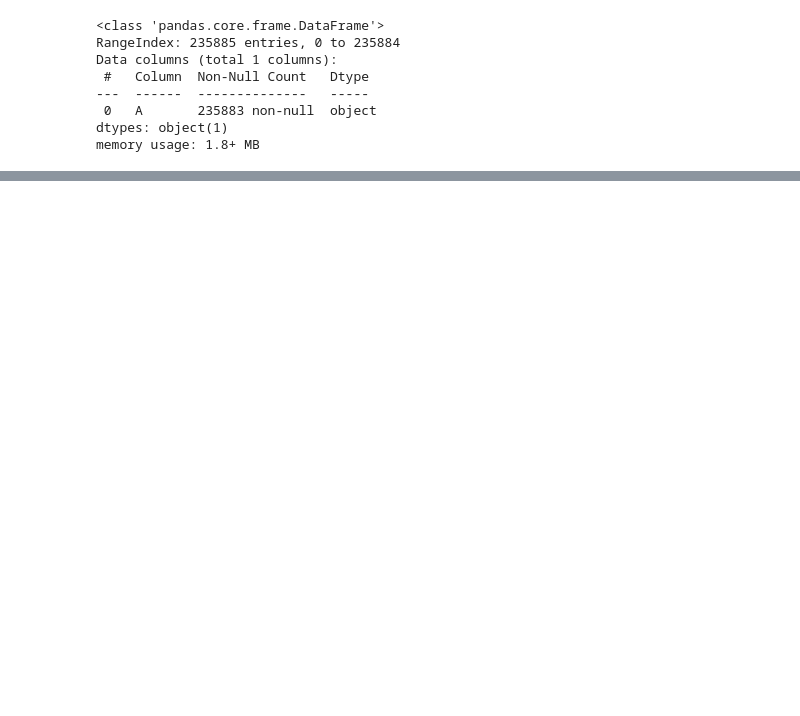
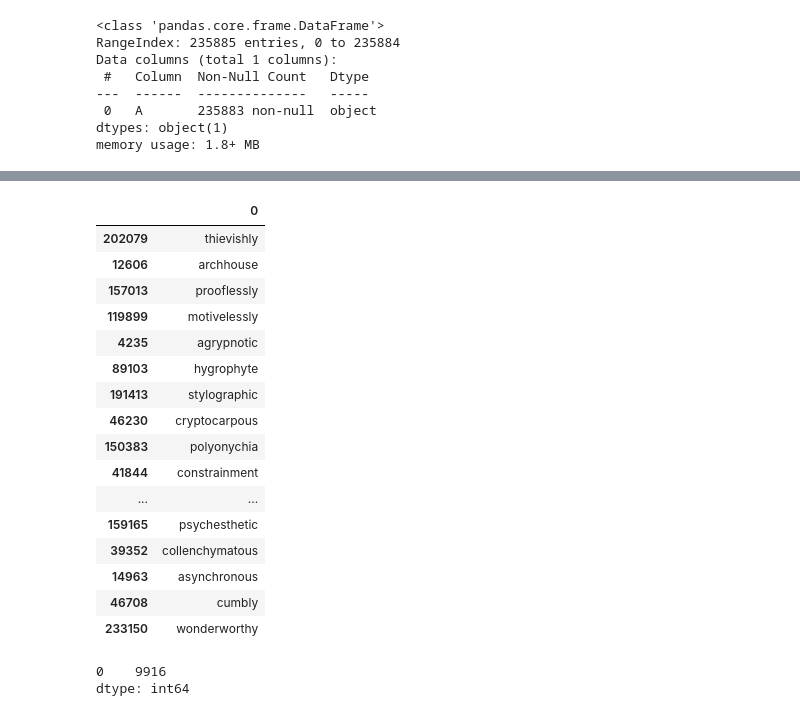
Before and after one commit to Ken-Alviola/natural-language-processing-exercises, a Jupyter notebook: regex.ipynb, the cells around one changed output, grey strips where cells are left out. Saved outputs shown, nothing was run; the diff lists cells and outputs as text; code cells hidden in the pictures; blank space fills up the shorter version.

```diff
--- a/regex.ipynb
+++ b/regex.ipynb
@@ -215,0 +283,28 @@ memory usage: 1.8+ MB
+# %%
+four_consonants_in_a_row.sample(100)
+# %% [output]
+|  | 0 |
+| 202079 | thievishly |
+| 12606 | archhouse |
+| 157013 | prooflessly |
+| 119899 | motivelessly |
+| 4235 | agrypnotic |
+| 89103 | hygrophyte |
+| 191413 | stylographic |
+| 46230 | cryptocarpous |
+| 150383 | polyonychia |
+| 41844 | constrainment |
+| ... | ... |
+| 159165 | psychesthetic |
+| 39352 | collenchymatous |
+| 14963 | asynchronous |
+| 46708 | cumbly |
+| 233150 | wonderworthy |
+# %%
+regexp = r'^([a-z]).*\1$'
+starts_endswith_same = words[0].str.extract(regexp)
+starts_endswith_same = starts_endswith_same .dropna()
+starts_endswith_same.count()
+# %% [output]
+0    9916
+dtype: int64
```
Also changed, not shown: parts of 9 cells of this notebook.
